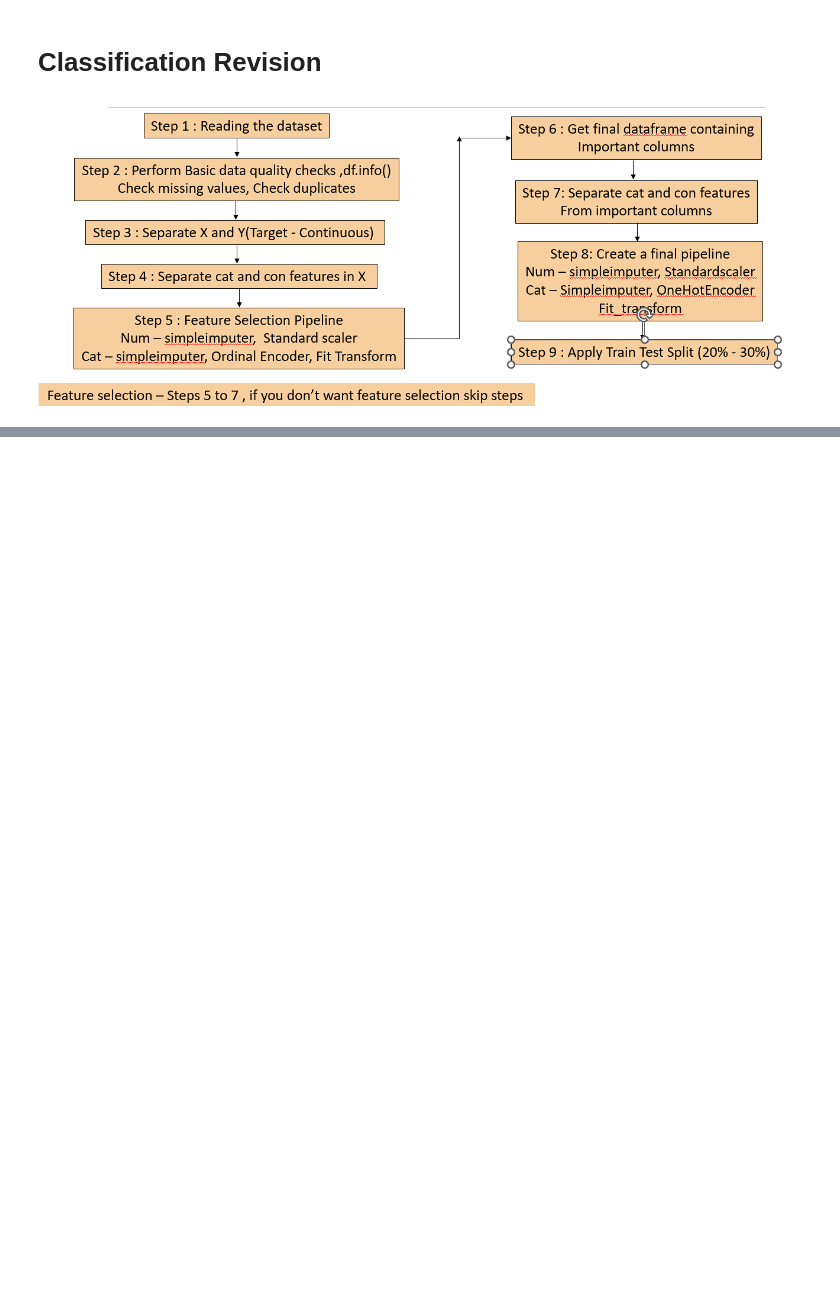
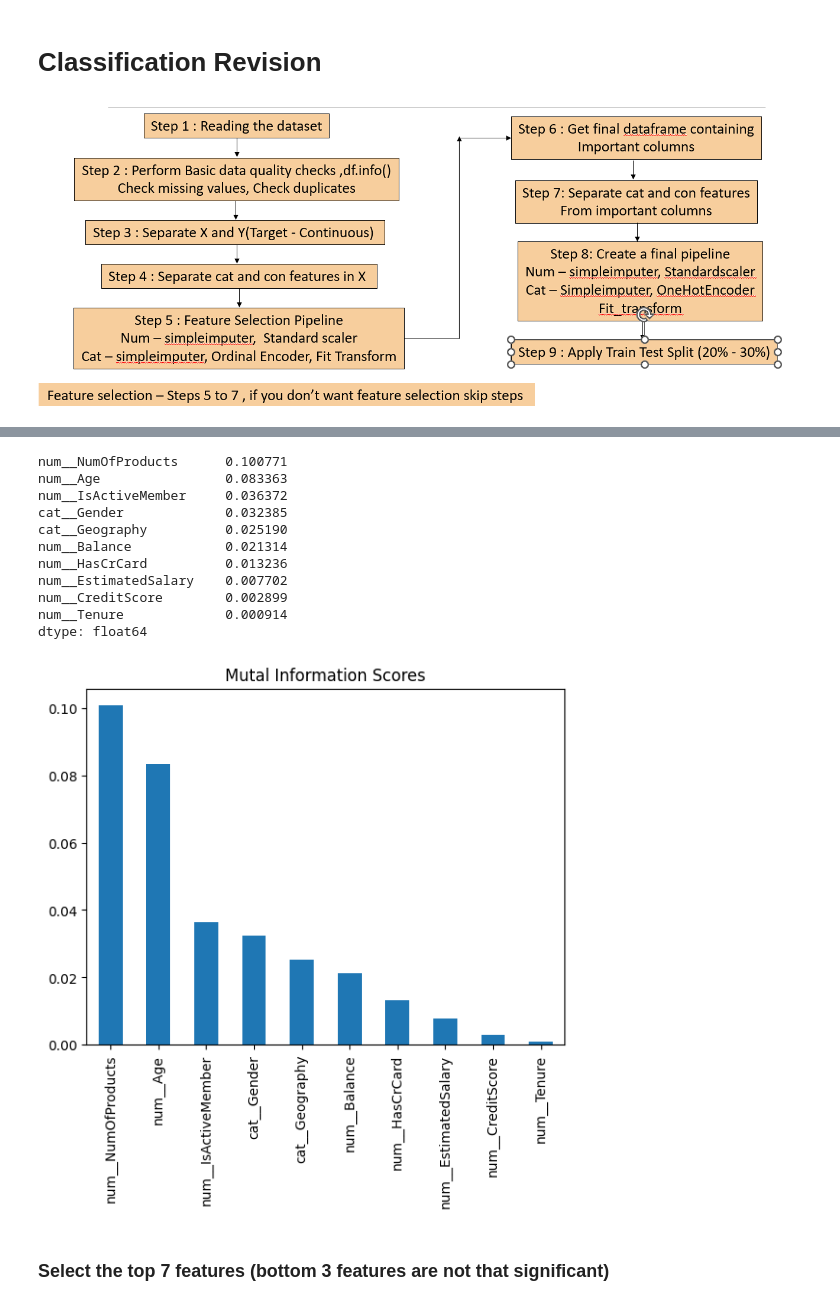
Before and after one commit to utkarshg1/Machine-Learning-3pm, a Jupyter notebook: Classification Revision/Classification.ipynb, the cells around one changed output, grey strips where cells are left out. Drawn from its saved outputs; the diff is of its cells as text; code cells hidden in the pictures; blank space fills up the shorter version.

Commit message:
Classification Project

```diff
--- a/Classification Revision/Classification.ipynb
+++ b/Classification Revision/Classification.ipynb
@@ -4,0 +155,3 @@
+# %%
+X_pre = pre1.fit_transform(X)
+X_pre.head()
@@ -4,0 +167,4 @@
+# %%
+from sklearn.feature_selection import mutual_info_classif
+mi = mutual_info_classif(X_pre, Y)
+mi
@@ -4,0 +174,4 @@
+# %%
+mi = pd.Series(mi)
+mi.index = X_pre.columns
+mi
@@ -4,0 +190,2 @@
+# %%
+mi = mi.sort_values(ascending=False)
@@ -4,0 +206,18 @@
+# %%
+mi.plot(kind='bar', title='Mutal Information Scores')
+mi
+# %% [output]
+num__NumOfProducts      0.100771
+num__Age                0.083363
+num__IsActiveMember     0.036372
+cat__Gender             0.032385
+cat__Geography          0.025190
+num__Balance            0.021314
+num__HasCrCard          0.013236
+num__EstimatedSalary    0.007702
+num__CreditScore        0.002899
+num__Tenure             0.000914
+dtype: float64
+[figure, added]
+# %% [markdown]
+### Select the top 7 features (bottom 3 features are not that significant)
```
Also changed, not shown: parts of 84 cells of this notebook, 2 other files.
